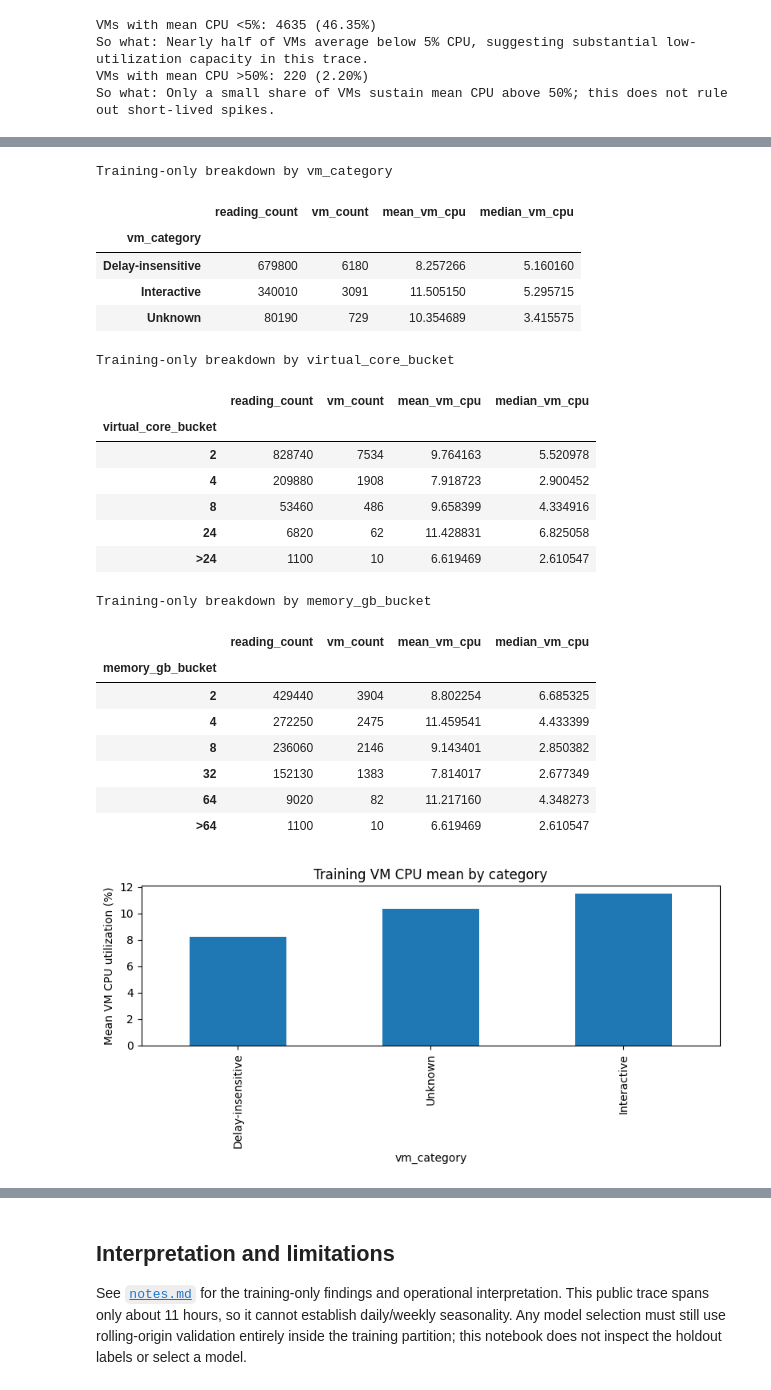
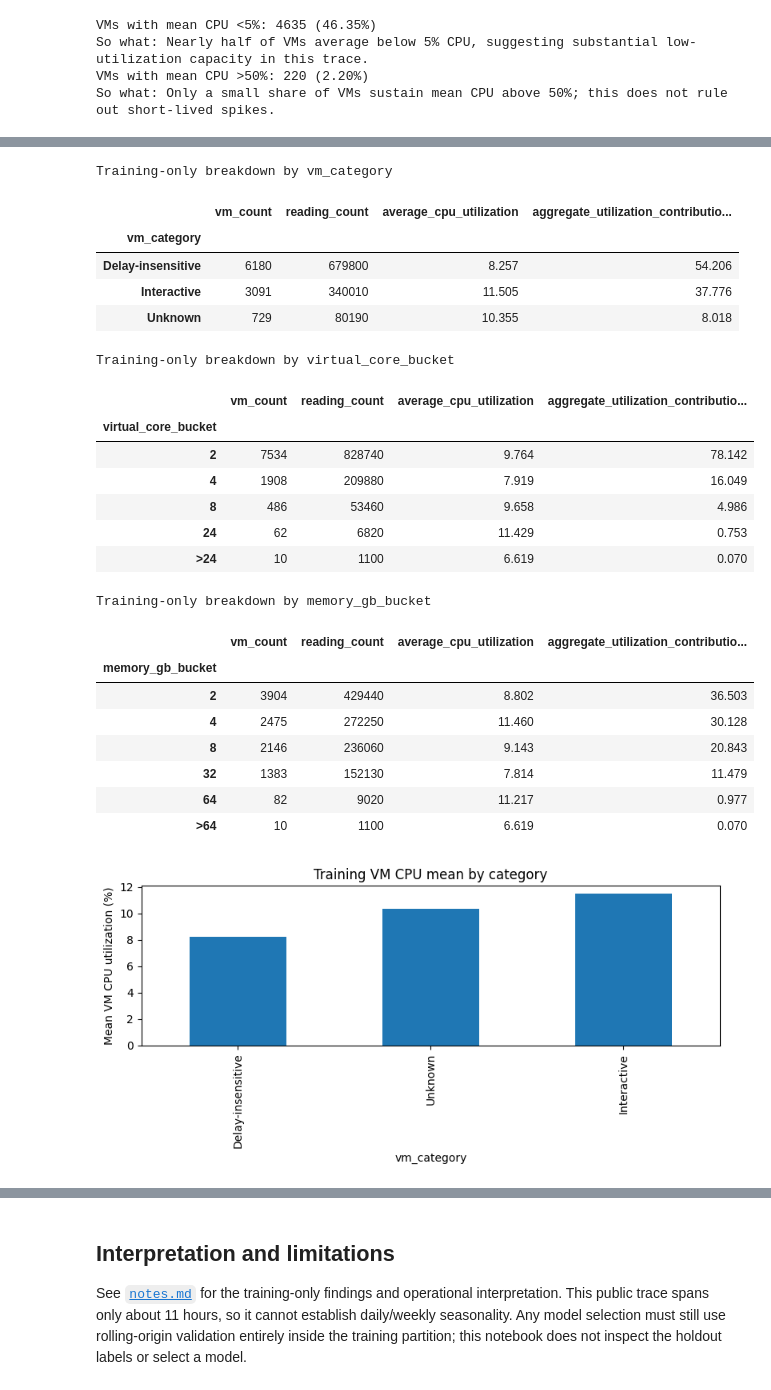
Before and after one commit to Code-compile-sys/atomity-forecasting-challenge, a Jupyter notebook: notebooks/01_eda.ipynb, the cells around one changed output, grey strips where cells are left out. Saved outputs shown, nothing was run; the diff lists cells and outputs as text; code cells hidden in the pictures.

```diff
--- a/notebooks/01_eda.ipynb
+++ b/notebooks/01_eda.ipynb
@@ -313,54 +376,63 @@ segment_columns = [
     for column in ["vm_id", "vm_category", "virtual_core_bucket", "memory_gb_bucket"]
     if column in metadata.columns
 ]
 segment_metadata = metadata[segment_columns].drop_duplicates("vm_id")
 segmented_readings = train_readings.merge(
     segment_metadata, on="vm_id", how="left", validate="many_to_one"
 )
 
+# Contribution is the segment's share of summed VM-level avg_cpu readings
+# over training timestamps; no metadata CPU-summary fields are used.
+total_training_cpu_sum = segmented_readings["avg_cpu"].sum()
+segment_summaries = {}
 for segment in ["vm_category", "virtual_core_bucket", "memory_gb_bucket"]:
     if segment in segmented_readings.columns:
         summary = (
             segmented_readings.groupby(segment, dropna=False)
             .agg(
+                vm_count=("vm_id", "nunique"),
                 reading_count=("avg_cpu", "count"),
-                vm_count=("vm_id", "nunique"),
-                mean_vm_cpu=("avg_cpu", "mean"),
-                median_vm_cpu=("avg_cpu", "median"),
+                average_cpu_utilization=("avg_cpu", "mean"),
+                cpu_sum=("avg_cpu", "sum"),
             )
-            .sort_values("reading_count", ascending=False)
         )
+        summary["aggregate_utilization_contribution_pct"] = (
+            100 * summary["cpu_sum"] / total_training_cpu_sum
+            if total_training_cpu_sum else 0.0
+        )
+        summary = summary.drop(columns="cpu_sum").sort_values("vm_count", ascending=False)
+        segment_summaries[segment] = summary
         print(f"Training-only breakdown by {segment}")
-        display(summary)
+        display(summary.round(3))
 
 if "vm_category" in segmented_readings.columns:
     category_means = segmented_readings.groupby("vm_category")["avg_cpu"].mean().sort_values()
     category_means.plot.bar(figsize=(8, 4), title="Training VM CPU mean by category")
     plt.ylabel("Mean VM CPU utilization (%)")
     plt.tight_layout()
     plt.show()
 # %% [output]
 Training-only breakdown by vm_category
-|  | reading_count | vm_count | mean_vm_cpu | median_vm_cpu |
+|  | vm_count | reading_count | average_cpu_utilization | aggregate_utilization_contributio... |
 | vm_category |  |  |  |  |
-| Delay-insensitive | 679800 | 6180 | 8.257266 | 5.160160 |
-| Interactive | 340010 | 3091 | 11.505150 | 5.295715 |
-| Unknown | 80190 | 729 | 10.354689 | 3.415575 |
+| Delay-insensitive | 6180 | 679800 | 8.257 | 54.206 |
+| Interactive | 3091 | 340010 | 11.505 | 37.776 |
+| Unknown | 729 | 80190 | 10.355 | 8.018 |
 Training-only breakdown by virtual_core_bucket
-|  | reading_count | vm_count | mean_vm_cpu | median_vm_cpu |
+|  | vm_count | reading_count | average_cpu_utilization | aggregate_utilization_contributio... |
 | virtual_core_bucket |  |  |  |  |
-| 2 | 828740 | 7534 | 9.764163 | 5.520978 |
-| 4 | 209880 | 1908 | 7.918723 | 2.900452 |
-| 8 | 53460 | 486 | 9.658399 | 4.334916 |
-| 24 | 6820 | 62 | 11.428831 | 6.825058 |
-| >24 | 1100 | 10 | 6.619469 | 2.610547 |
+| 2 | 7534 | 828740 | 9.764 | 78.142 |
+| 4 | 1908 | 209880 | 7.919 | 16.049 |
+| 8 | 486 | 53460 | 9.658 | 4.986 |
+| 24 | 62 | 6820 | 11.429 | 0.753 |
+| >24 | 10 | 1100 | 6.619 | 0.070 |
 Training-only breakdown by memory_gb_bucket
-|  | reading_count | vm_count | mean_vm_cpu | median_vm_cpu |
+|  | vm_count | reading_count | average_cpu_utilization | aggregate_utilization_contributio... |
 | memory_gb_bucket |  |  |  |  |
-| 2 | 429440 | 3904 | 8.802254 | 6.685325 |
-| 4 | 272250 | 2475 | 11.459541 | 4.433399 |
-| 8 | 236060 | 2146 | 9.143401 | 2.850382 |
-| 32 | 152130 | 1383 | 7.814017 | 2.677349 |
-| 64 | 9020 | 82 | 11.217160 | 4.348273 |
-| >64 | 1100 | 10 | 6.619469 | 2.610547 |
+| 2 | 3904 | 429440 | 8.802 | 36.503 |
+| 4 | 2475 | 272250 | 11.460 | 30.128 |
+| 8 | 2146 | 236060 | 9.143 | 20.843 |
+| 32 | 1383 | 152130 | 7.814 | 11.479 |
+| 64 | 82 | 9020 | 11.217 | 0.977 |
+| >64 | 10 | 1100 | 6.619 | 0.070 |
 [figure]
```
Also changed, not shown: parts of 10 cells of this notebook, 9 other files.
